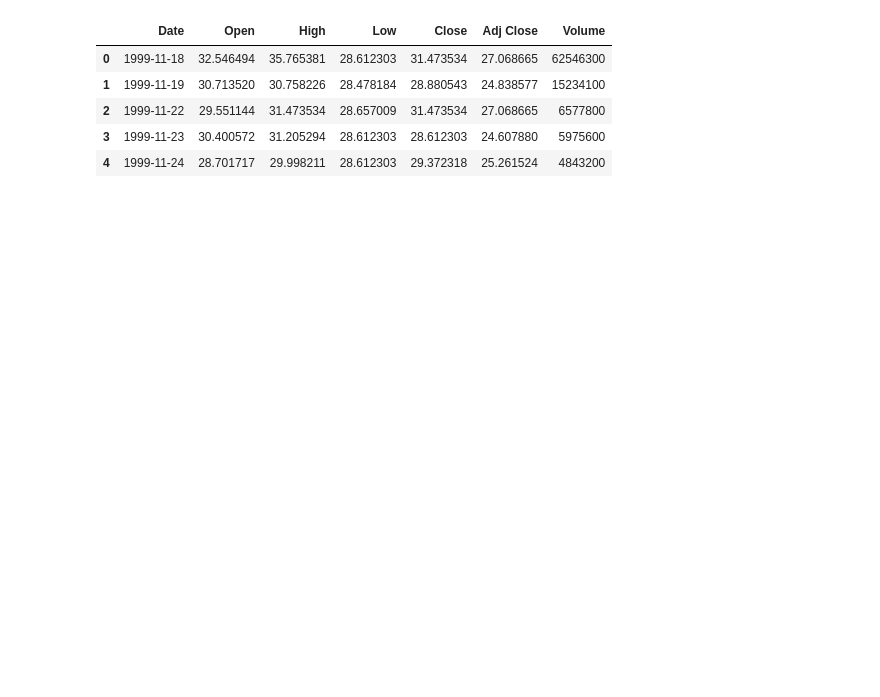
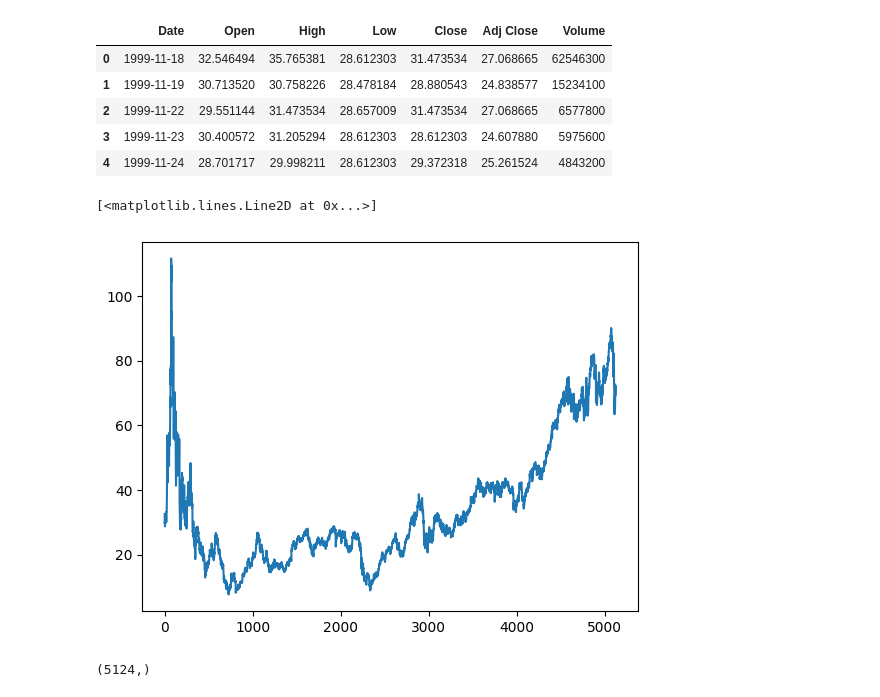
Before and after one commit to bechirhannachi/BNP-Centrale-project-Gr-1, a Jupyter notebook: LSTM.ipynb, the cells around one changed output. Cells and saved outputs as stored; diff of their text form; code cells hidden in the pictures; blank space fills up the shorter version.

```diff
--- a/LSTM.ipynb
+++ b/LSTM.ipynb
@@ -40,6 +52,11 @@ df_train.head()
 | 4 | 1999-11-24 | 28.701717 | 29.998211 | 28.612303 | 29.372318 | 25.261524 | 4843200 |
 # %%
 X=np.array(df_train['Open'].tolist())
+# %%
+plt.plot(np.arange(len(X)),X)
+# %% [output]
+[<matplotlib.lines.Line2D at 0x...>]
+[figure, added]
 # %%
 def split(X,n_seq=5):
     X_train=[X[i:i+n_seq] for i in range (len(X)-n_seq)]
@@ -54,0 +83,4 @@ X_train,y_train=preprocess(X,n_seq=5)
+# %%
+X.shape
+# %% [output]
+(5124,)
```
Also changed, not shown: parts of 33 cells of this notebook.
